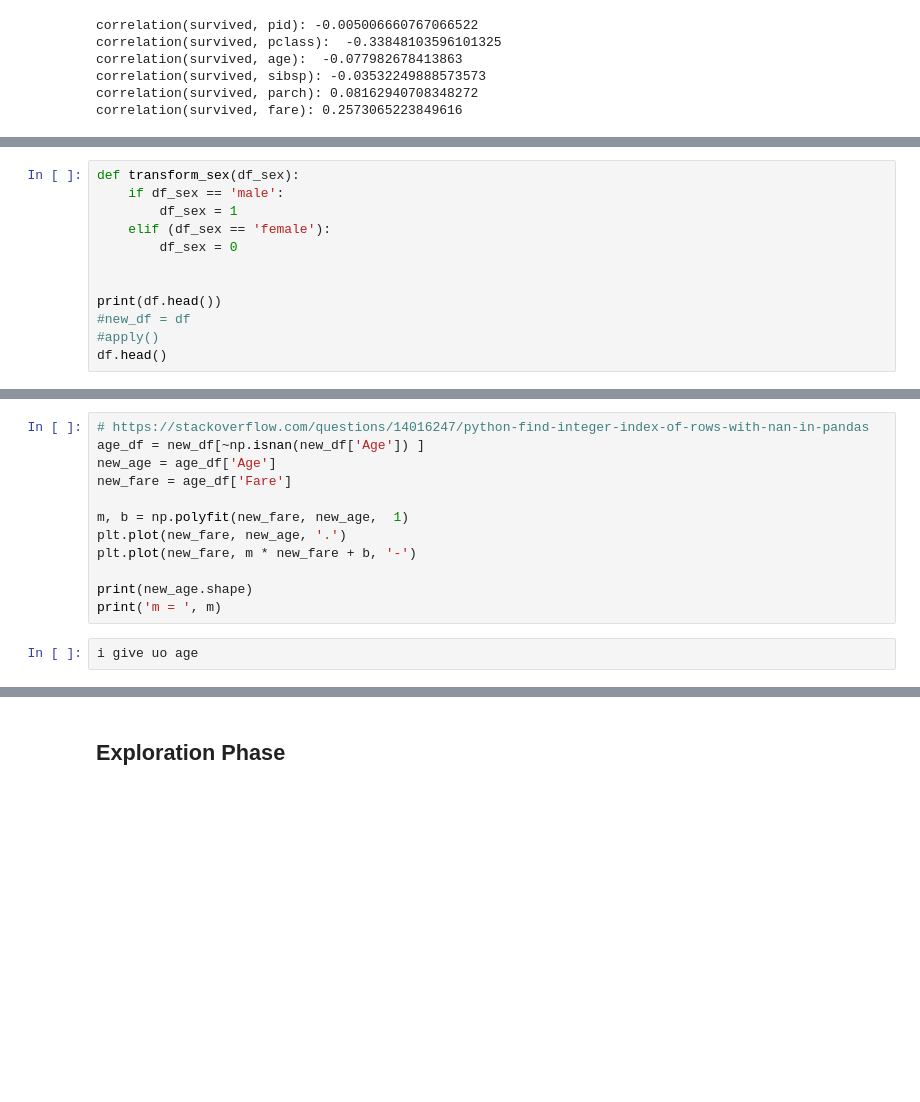
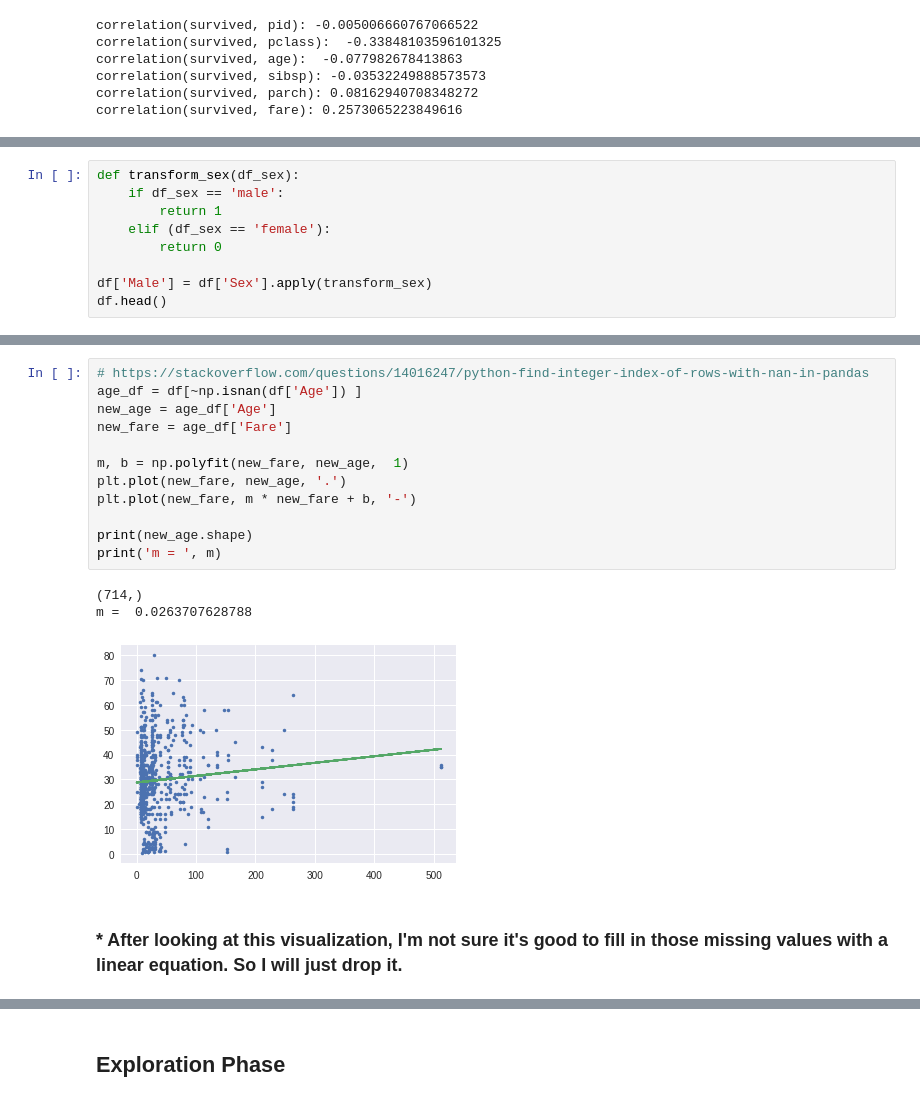
Before and after one commit to sunpochin/dand-p2-investigate-titanic-data, a Jupyter notebook: investigate-titanic-data.ipynb, the cells around one changed output, grey strips where cells are left out. Cells and saved outputs as stored; diff of their text form; blank space fills up the shorter version.

```diff
--- a/investigate-titanic-data.ipynb
+++ b/investigate-titanic-data.ipynb
@@ -172,13 +162,10 @@ correlation(survived, fare): 0.2573065223849616
 # %%
 def transform_sex(df_sex):
     if df_sex == 'male':
-        df_sex = 1
+        return 1
     elif (df_sex == 'female'):
-        df_sex = 0
+        return 0
 
-
-print(df.head())
-#new_df = df
-#apply()
+df['Male'] = df['Sex'].apply(transform_sex)
 df.head()
 # %% [output]
@@ -234,14 +210,18 @@ print('m = ', m)
 # %%
 # https://stackoverflow.com/questions/14016247/python-find-integer-index-of-rows-with-nan-in-pandas
-age_df = new_df[~np.isnan(new_df['Age']) ]
+age_df = df[~np.isnan(df['Age']) ]
 new_age = age_df['Age']
 new_fare = age_df['Fare']
 
 m, b = np.polyfit(new_fare, new_age,  1)
 plt.plot(new_fare, new_age, '.')
 plt.plot(new_fare, m * new_fare + b, '-')
 
 print(new_age.shape)
 print('m = ', m)
+# %% [output]
+(714,)
+m =  0.0263707628788
+[figure, added]
-# %%
-i give uo age
+# %% [markdown]
+### * After looking at this visualization, I'm not sure it's good to fill in those missing values with a linear equation. So I will just drop it.
```
Also changed, not shown: parts of 23 cells of this notebook.
